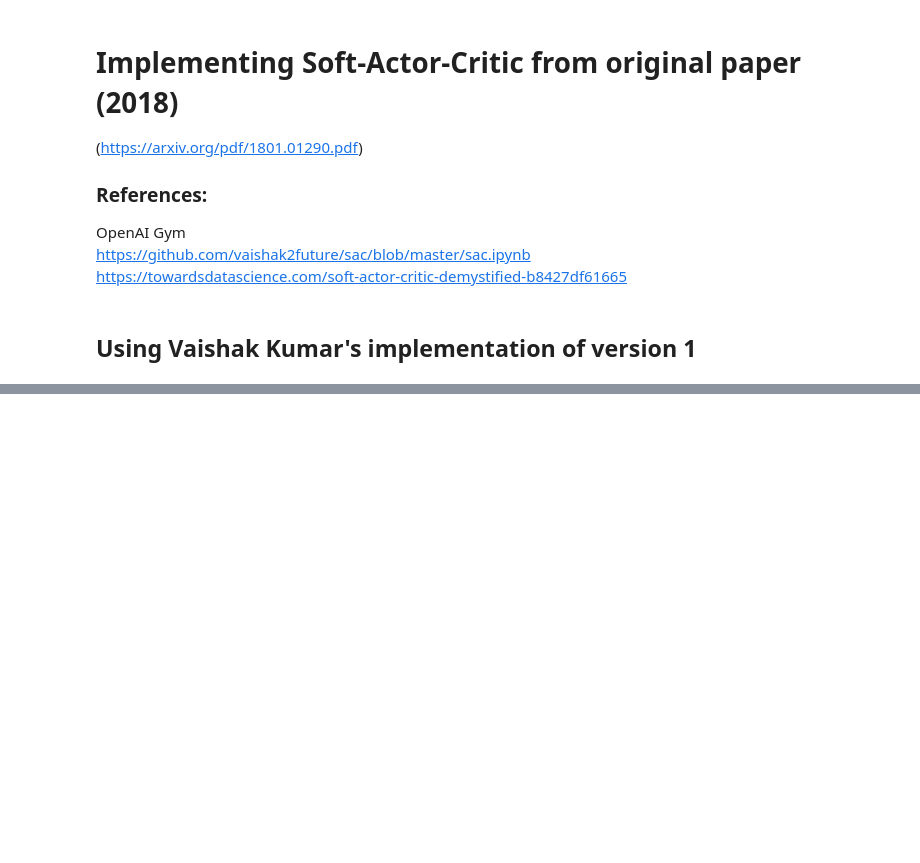
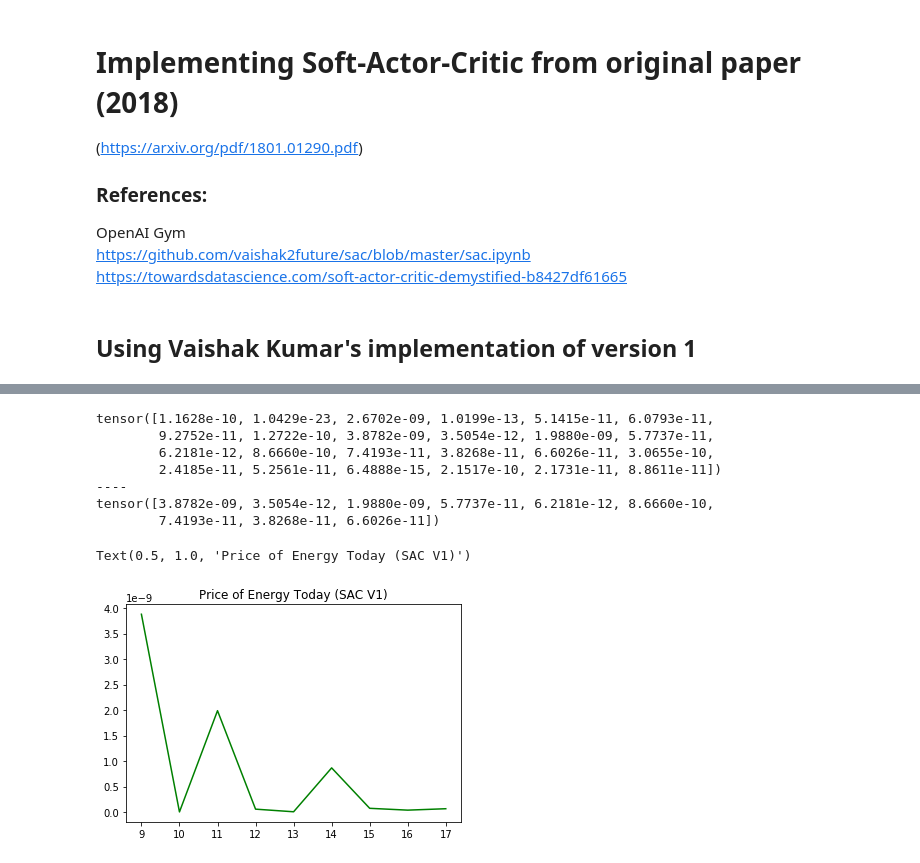
Before and after one commit to lucas-spangher/transactive_control, a Jupyter notebook: SAC_implementation.ipynb, the cells around one changed output, grey strips where cells are left out. Drawn from its saved outputs; the diff is of its cells as text; code cells hidden in the pictures; blank space fills up the shorter version.

```diff
--- a/SAC_implementation.ipynb
+++ b/SAC_implementation.ipynb
@@ -44,20 +45,20 @@ class ReplayBuffer:
 # %%
 class Space():
     def __init__(self, low, high, length, dtype):
-        self.shape = (length, 1)
+        self.shape = (length)
         self.dtype = np.dtype(dtype)
         self.low = low
         self.high = high
 
 class ActionSpace(Space):
-    def __init__(self, low = 0, high = 100, length=24, dtype= np.float32):
+    def __init__(self, low = 0, high = 10, length=24, dtype= np.float32):
         super().__init__(low, high, length, dtype)
 
     def sample(self):
         return np.random.uniform(self.low,self.high,self.shape)
 
 class StateSpace(Space):
-    def __init__(self, low = 0, high = 100, length=24, dtype= np.float32):
+    def __init__(self, low = 0, high = 100, length=48, dtype= np.float32):
         super().__init__(low, high, length, dtype)
 # %%
 class NormalizedActions(ActionSpace):
@@ -347,0 +387,17 @@ RuntimeError: invalid argument 0: Tensors must have same number of dimensions: g
+# %%
+action_prime = action_star[8:17]
+print(action_star)
+print("----")
+print(action_prime)
+plt.plot(np.array([i for i in range(9,18)]),np.array(action_prime), color = 'green')
+plt.title("Price of Energy Today (SAC V1)")
+# %% [output]
+tensor([1.1628e-10, 1.0429e-23, 2.6702e-09, 1.0199e-13, 5.1415e-11, 6.0793e-11,
+        9.2752e-11, 1.2722e-10, 3.8782e-09, 3.5054e-12, 1.9880e-09, 5.7737e-11,
+        6.2181e-12, 8.6660e-10, 7.4193e-11, 3.8268e-11, 6.6026e-11, 3.0655e-10,
+        2.4185e-11, 5.2561e-11, 6.4888e-15, 2.1517e-10, 2.1731e-11, 8.8611e-11])
+----
+tensor([3.8782e-09, 3.5054e-12, 1.9880e-09, 5.7737e-11, 6.2181e-12, 8.6660e-10,
+        7.4193e-11, 3.8268e-11, 6.6026e-11])
+Text(0.5, 1.0, 'Price of Energy Today (SAC V1)')
+[figure, added]
```
Also changed, not shown: parts of 8 cells of this notebook, 3 other files.
